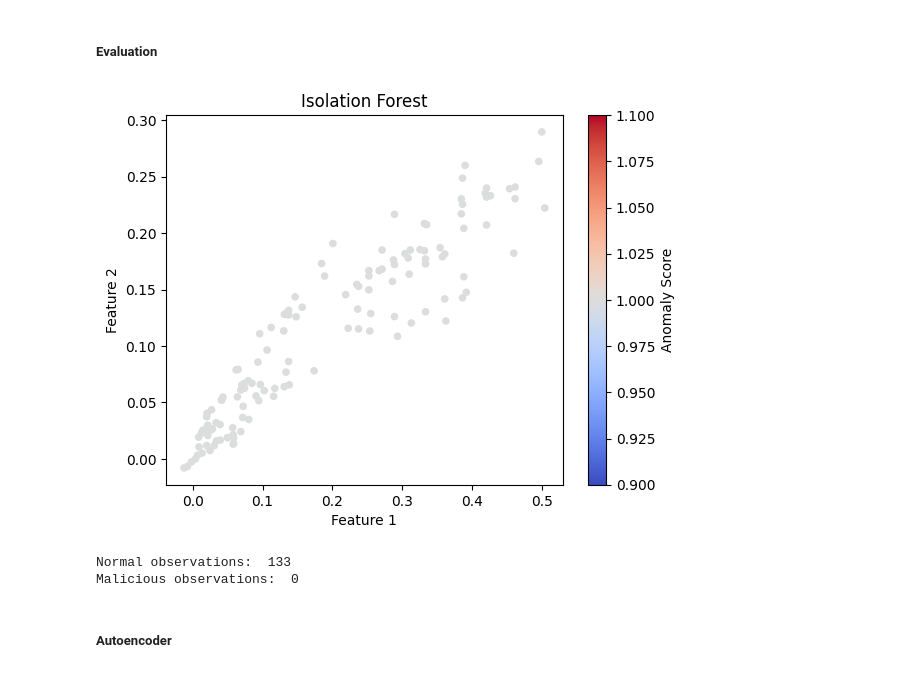
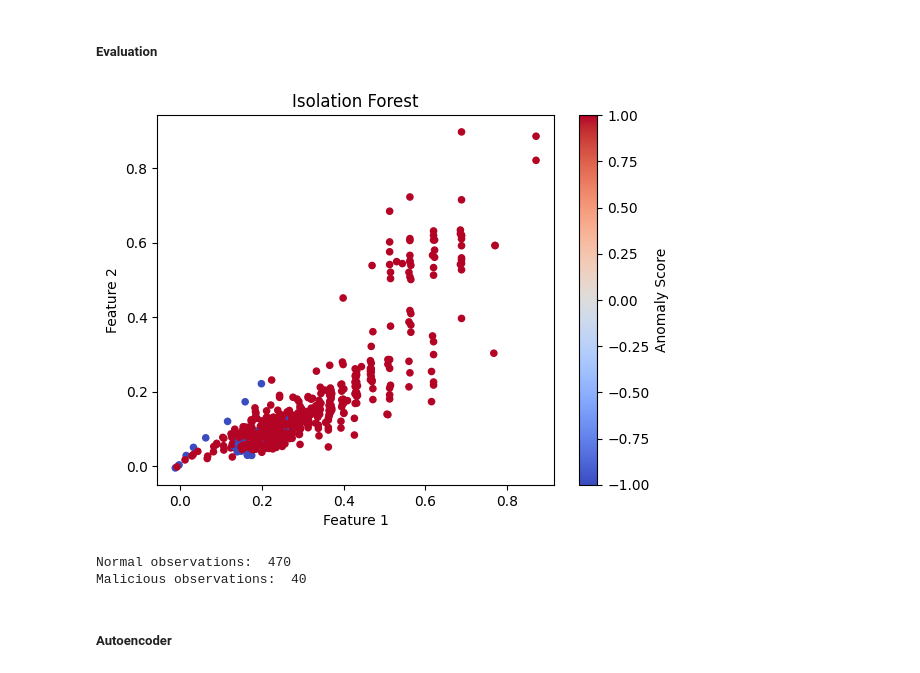
Before and after one commit to NiMouh/discord_exfiltration, a Jupyter notebook: src/modeling.ipynb, the cells around one changed output. Saved outputs shown, nothing was run; the diff lists cells and outputs as text; code cells hidden in the pictures.

```diff
--- a/src/modeling.ipynb
+++ b/src/modeling.ipynb
@@ -14,7 +17,7 @@ from tensorflow.keras.layers import Input, Dense
 #### Dataset import and cleaning
 # %%
 # Read the CSV file (remove the index column)
-discord_normal_observation_dataset = pd.read_csv('features/alex_sample_features_m3_w[300]_s30.csv', delimiter=',')
+discord_normal_observation_dataset = pd.read_csv('features/alex_sample2_features_m3_w[300]_s30.csv', delimiter=',')
 
 # Display the first few rows of the dataframe
 print("Big Normal Shape: ",discord_normal_observation_dataset.shape)
@@ -31,5 +34,5 @@ Big Normal Shape:  (1207, 23)
 # %%
-discord_small_normal_observation_dataset = pd.read_csv('features/alex_small_sample_features_m3_w[300]_s30.csv', delimiter=',')
+discord_small_normal_observation_dataset = pd.read_csv('features/alex_sample_features_m3_w[300]_s30.csv', delimiter=',')
 
 print("Small Normal Shape: ",discord_small_normal_observation_dataset.shape)
 discord_small_normal_observation_dataset.head()
@@ -388,3 +457,4 @@ normalized_discord_malicious_observation_dataset = scaler.transform(discord_mali
 # Extract the features from the dataframe
 train = normalized_discord_normal_observation_dataset
 test = normalized_discord_malicious_observation_dataset
+test_good = normalized_discord_normal_small_observation_dataset
@@ -424,29 +541,29 @@ Percentage of malicious observations: 25.56%
 ##### Isolation Forest
 # %%
 # Train Isolation Forest
-isolation_forest = IsolationForest(n_estimators=1000, contamination=0.001, random_state=42)
+isolation_forest = IsolationForest(n_estimators=100, contamination=0.05, random_state=42)
 isolation_forest.fit(train)
 
 # Predict anomalies
-predictions = isolation_forest.predict(test)
+predictions = isolation_forest.predict(test_good)
 # %% [markdown]
 ##### Evaluation
 # %%
 # Visualize results
-plt.scatter(test[:, 0], test[:, 1], c=predictions, cmap='coolwarm', s=20)
+plt.scatter(test_good[:, 0], test_good[:, 1], c=predictions, cmap='coolwarm', s=20)
 plt.title('Isolation Forest')
 plt.colorbar(label='Anomaly Score')
 plt.xlabel('Feature 1')
 plt.ylabel('Feature 2')
 plt.show()
 
 # Check the percentage of malicious observations
 print("Normal observations: ", len(predictions[predictions == 1]))
 print("Malicious observations: ", len(predictions[predictions == -1]))
 # %% [output]
-[figure, old version]
+[figure, new version]
-Normal observations:  133
-Malicious observations:  0
+Normal observations:  470
+Malicious observations:  40
 # %% [markdown]
 ##### Autoencoder
 # %%
```
Also changed, not shown: parts of 20 cells of this notebook, 2 other files.
